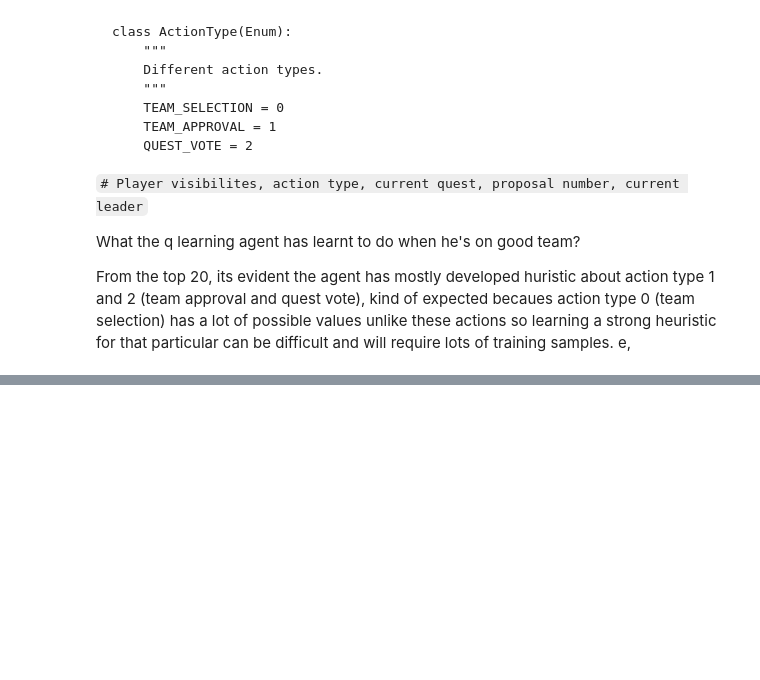
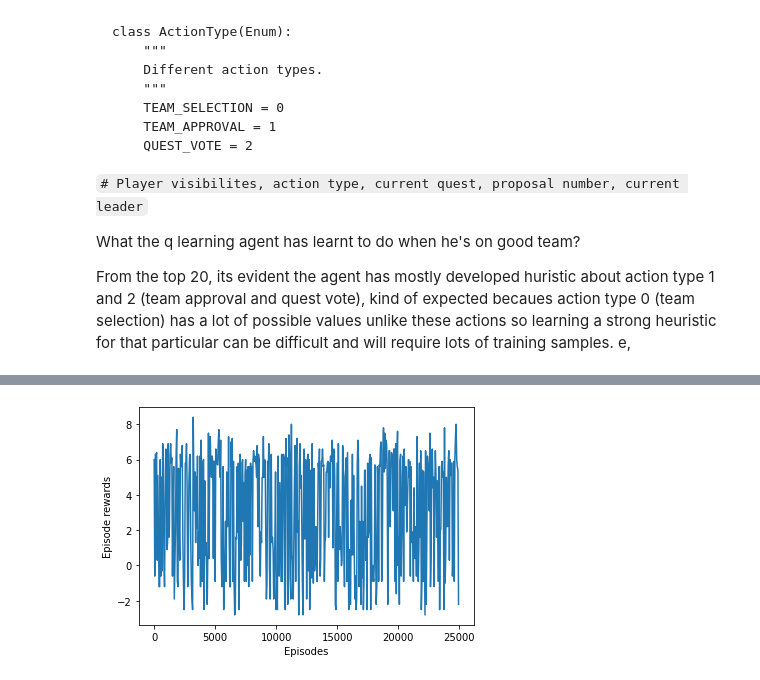
Before and after one commit to satwikkansal/gym-avalon, a Jupyter notebook: training.ipynb, the cells around one changed output, grey strips where cells are left out. Saved outputs shown, nothing was run; the diff lists cells and outputs as text; code cells hidden in the pictures; blank space fills up the shorter version.

```diff
--- a/training.ipynb
+++ b/training.ipynb
@@ -195,0 +181,7 @@ for ctype, win_data in agent_game_results.items():
+# %%
+# set autoplay to true, we can use any agent now, also penalties don't make sense in case of heuristic based actions
+env = AvalonEnv(5, enable_logs=False, autoplay=True, enable_penalties=False)
+auto_agent = RandomAgent(env=env)
+num_episodes = 25000
+A_CALLBACK_INTERVAL = 1000
+a_episode_rewards, a_mean_eval_rewards, a_std_eval_rewards, a_mean_eval_penalties, a_agent_game_results  = train(num_episodes, env, auto_agent, target_reward=5, last_n_plot=100, callback_every=A_CALLBACK_INTERVAL)
@@ -195,0 +206,15 @@ for ctype, win_data in agent_game_results.items():
+# %%
+selected_rewards = []
+timesteps = []
+
+for t, r in enumerate(a_episode_rewards):
+    if t % 50 == 0:
+        selected_rewards.append(r)
+        timesteps.append(t)
+
+plt.plot(timesteps, selected_rewards)
+plt.xlabel('Episodes')
+plt.ylabel('Episode rewards')
+plt.show()
+# %% [output]
+[figure, added]
```
Also changed, not shown: parts of 20 cells of this notebook, 4 other files.
